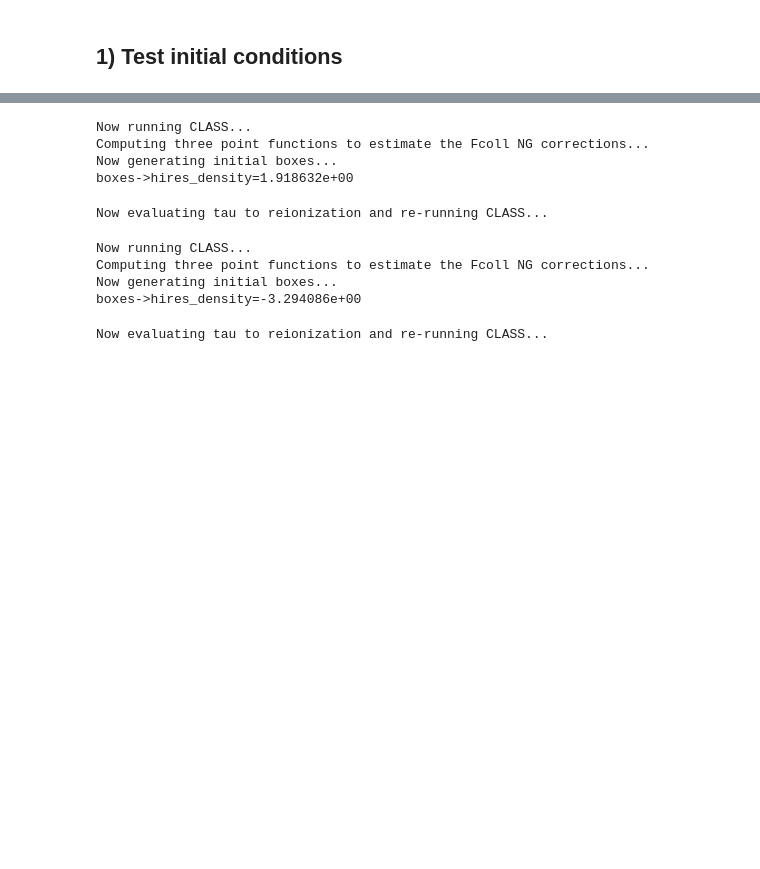
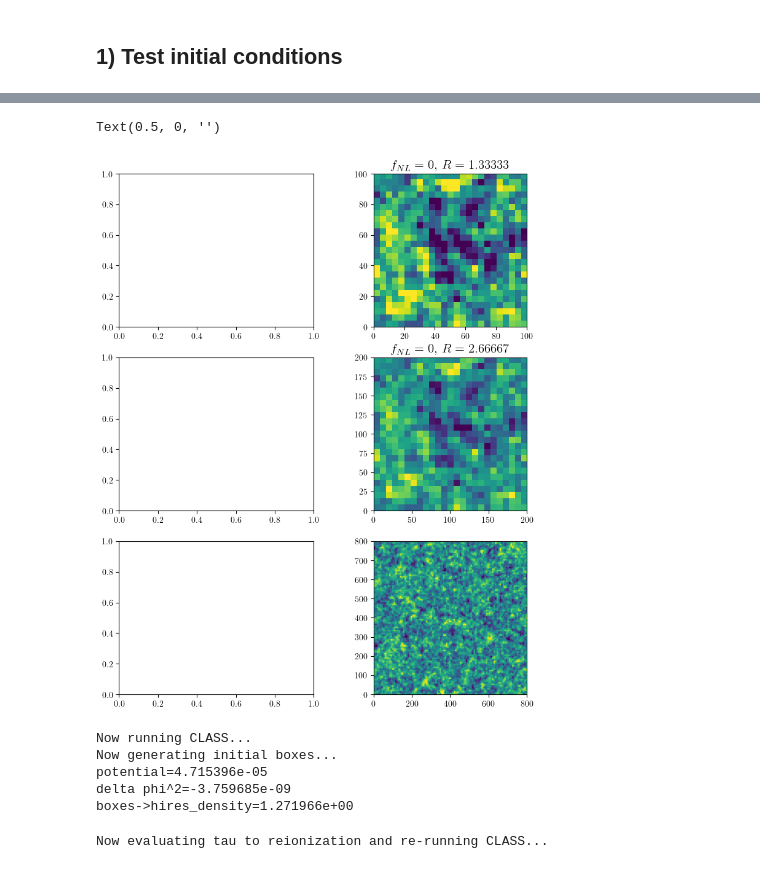
Before and after one commit to jordanflitter/21cmFirstCLASS, a Jupyter notebook: notebook_fNL.ipynb, the cells around one changed output, grey strips where cells are left out. Saved outputs shown, nothing was run; the diff lists cells and outputs as text; code cells hidden in the pictures; blank space fills up the shorter version.

```diff
--- a/notebook_fNL.ipynb
+++ b/notebook_fNL.ipynb
@@ -157,0 +219,13 @@ Now evaluating tau to reionization and re-running CLASS...
+# %%
+fnl0_smallbox = p21c.run_lightcone(redshift = 6., # minimum redshift at which the simulation will stop
+                               random_seed = 1, # numerical seed -- if None, each run will produce different initial conditions, with the same cosmological power spectrum but different spatial realization. You need to specify the random seed to coherently compare two different runs, due to cosmic variance.
+                               regenerate = True, # create new data even if cached are found
+                               write = False, # whether or no to save cached files
+                               user_params = user_params_NG_IC_smallbox,
+                               astro_params = astro_params,
+                               flag_options = flag_options,
+                               cosmo_params = cosmo_params_fNL0,
+                               global_quantities = global_quantities,
+                               save_coeval_quantities = coeval_quantities,
+                               save_coeval_redshifts = input_coeval_redshifts,
+                               lightcone_quantities = lightcone_quantities) ;
@@ -158,5 +239,40 @@ Now evaluating tau to reionization and re-running CLASS...
+# %%
+fig, ax = plt.subplots(3, 2, figsize=(9, 11))
+
+nslice = 10
+
+redshift = 15.
+coeval_redshifts = list(fnl0.coeval_boxes.keys())
+coeval_redshift = coeval_redshifts[np.argmin(np.abs(redshift - np.array(coeval_redshifts)))]
+
+# im = ax[0,0].imshow(original.coeval_boxes[coeval_redshift]['density'][nslice],cmap='viridis',vmin=-0.3,vmax=0.3,extent=(0,100,0,100))
+# ax[0,0].set_title(r'$Original,\,R=%g$'%(user_params['BOX_LEN']/(user_params['HII_DIM']*3)),fontsize=15)
+
+im = ax[0,1].imshow(fnl0.coeval_boxes[coeval_redshift]['density'][nslice],cmap='viridis',vmin=-0.3,vmax=0.3,extent=(0,100,0,100))
+ax[0,1].set_title(r'$f_{NL}=0,\,R=%g$'%(user_params_NG_IC['BOX_LEN']/(user_params_NG_IC['HII_DIM']*3)),fontsize=15)
+
+# im = ax[1,0].imshow(original_bigbox.coeval_boxes[coeval_redshift]['density'][nslice],cmap='viridis',vmin=-0.3,vmax=0.3,extent=(0,user_params_bigbox['BOX_LEN'],0,user_params_bigbox['BOX_LEN']))
+# ax[1,0].set_title(r'$Original,\,R=%g$'%(user_params_bigbox['BOX_LEN']/(user_params_bigbox['HII_DIM']*3)),fontsize=15)
+
+im = ax[1,1].imshow(fnl0_bigbox.coeval_boxes[coeval_redshift]['density'][nslice],cmap='viridis',vmin=-0.3,vmax=0.3,extent=(0,user_params_bigbox['BOX_LEN'],0,user_params_bigbox['BOX_LEN']))
+ax[1,1].set_title(r'$f_{NL}=0,\,R=%g$'%(user_params_bigbox['BOX_LEN']/(user_params_bigbox['HII_DIM']*3)),fontsize=15)
+
+# im = ax[2,0].imshow(original_smallbox.coeval_boxes[coeval_redshift]['density'][nslice],cmap='viridis',vmin=-0.3,vmax=0.3,extent=(0,user_params_smallbox['BOX_LEN'],0,user_params_smallbox['BOX_LEN']))
+# ax[1,0].set_title(r'$Original,\,R=%g$'%(user_params_smallbox['BOX_LEN']/(user_params_smallbox['HII_DIM']*3)),fontsize=15)
+
+im = ax[2,1].imshow(fnl0_smallbox.coeval_boxes[coeval_redshift]['density'][nslice],cmap='viridis',vmin=-0.3,vmax=0.3,extent=(0,user_params_smallbox['BOX_LEN'],0,user_params_smallbox['BOX_LEN']))
+ax[1,1].set_title(r'$f_{NL}=0,\,R=%g$'%(user_params_smallbox['BOX_LEN']/(user_params_smallbox['HII_DIM']*3)),fontsize=15)
+
+# Omit ylabels at the two rightmost plots
+ax[0,1].set_ylabel('')
+ax[1,1].set_ylabel('')
+ax[0,0].set_xlabel('')
+ax[0,1].set_xlabel('')
+# %% [output]
+Text(0.5, 0, '')
+[figure, added]
 # %%
-fnl300 = p21c.run_lightcone(redshift = 6., # minimum redshift at which the simulation will stop
+fnl100 = p21c.run_lightcone(redshift = 6., # minimum redshift at which the simulation will stop
                                random_seed = 1, # numerical seed -- if None, each run will produce different initial conditions, with the same cosmological power spectrum but different spatial realization. You need to specify the random seed to coherently compare two different runs, due to cosmic variance.
                                regenerate = True, # create new data even if cached are found
                                write = False, # whether or no to save cached files
@@ -170,26 +286,8 @@ fnl300 = p21c.run_lightcone(redshift = 6., # minimum redshift at which the simul
                                lightcone_quantities = lightcone_quantities) ;
 # %% [output]
 Now running CLASS...
-Computing three point functions to estimate the Fcoll NG corrections...
 Now generating initial boxes...
-boxes->hires_density=1.918632e+00
+potential=4.715396e-05
+delta phi^2=-3.759685e-09
+boxes->hires_density=1.271966e+00
 Now evaluating tau to reionization and re-running CLASS...
-# %%
-fnl300_big = p21c.run_lightcone(redshift = 6., # minimum redshift at which the simulation will stop
-                               random_seed = 1, # numerical seed -- if None, each run will produce different initial conditions, with the same cosmological power spectrum but different spatial realization. You need to specify the random seed to coherently compare two different runs, due to cosmic variance.
-                               regenerate = True, # create new data even if cached are found
-                               write = False, # whether or no to save cached files
-                               user_params = user_params_NG_IC_1,
-                               astro_params = astro_params,
-                               flag_options = flag_options,
-                               cosmo_params = cosmo_params_fNL,
-                               global_quantities = global_quantities,
-                               save_coeval_quantities = coeval_quantities,
-                               save_coeval_redshifts = input_coeval_redshifts,
-                               lightcone_quantities = lightcone_quantities) ;
-# %% [output]
-Now running CLASS...
-Computing three point functions to estimate the Fcoll NG corrections...
-Now generating initial boxes...
-boxes->hires_density=-3.294086e+00
-Now evaluating tau to reionization and re-running CLASS...
```
Also changed, not shown: parts of 23 cells of this notebook, 3 other files.
